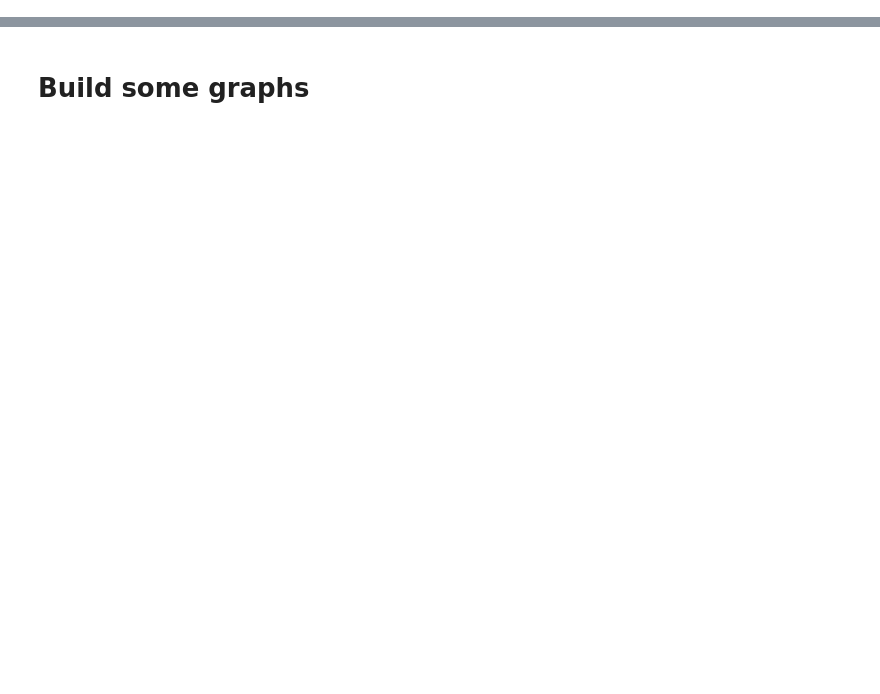
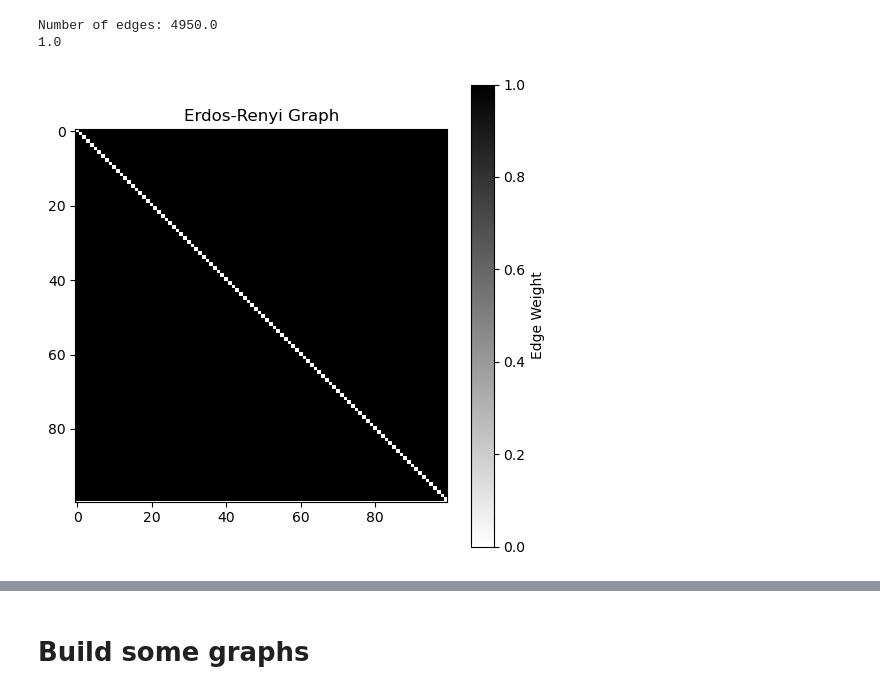
Before and after one commit to FraDurazzi/CNLab, a Jupyter notebook: 02_centrality_measures_and_markov_process.ipynb, the cells around one changed output, grey strips where cells are left out. Drawn from its saved outputs; the diff is of its cells as text; code cells hidden in the pictures; blank space fills up the shorter version.

```diff
--- a/02_centrality_measures_and_markov_process.ipynb
+++ b/02_centrality_measures_and_markov_process.ipynb
@@ -12,0 +77,20 @@ import seaborn as sns
+# %%
+def erdos_renyi(N,p):
+    A = np.random.rand(N,N)
+    A = A<p
+    A = np.triu(A,1)
+    A = A + A.T
+    return A
+# %%
+# Density
+N=100
+A=erdos_renyi(N,1)
+M=np.sum(A)/2
+print('Number of edges:',M)
+density = M/(N*(N-1)/2)
+print(density)
+plot_adjacency_matrix(A, "Erdos-Renyi Graph")
+# %% [output]
+Number of edges: 4950.0
+1.0
+[figure, added]
```
Also changed, not shown: parts of 20 cells of this notebook, 1 other file.
